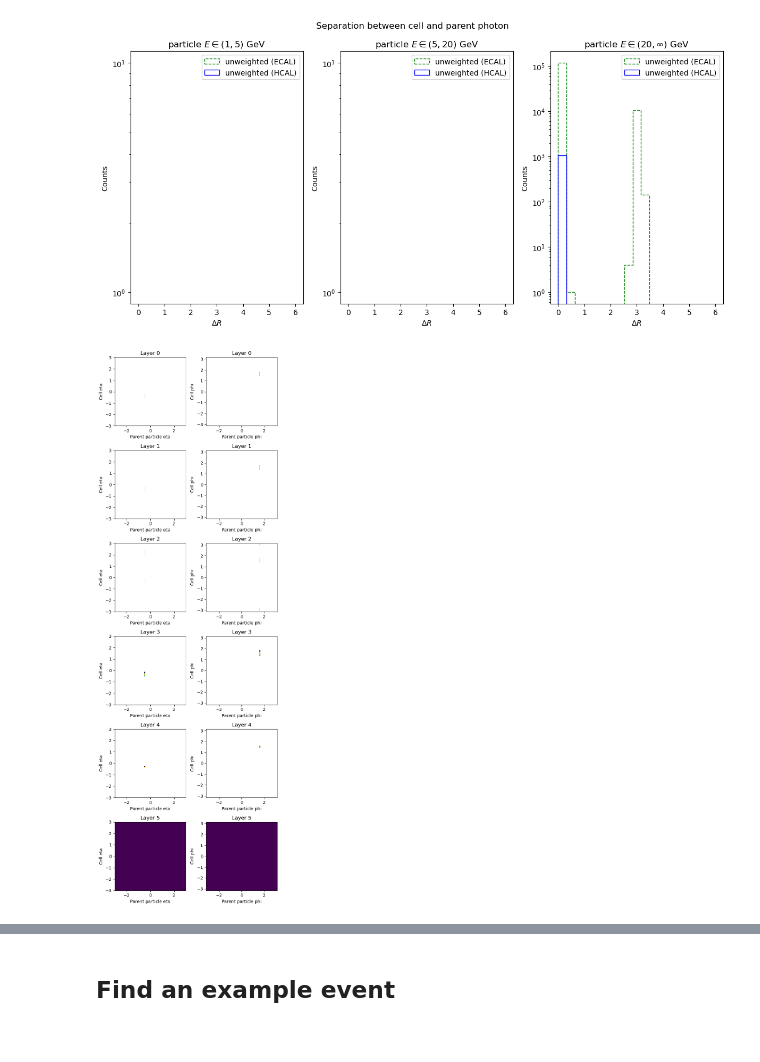
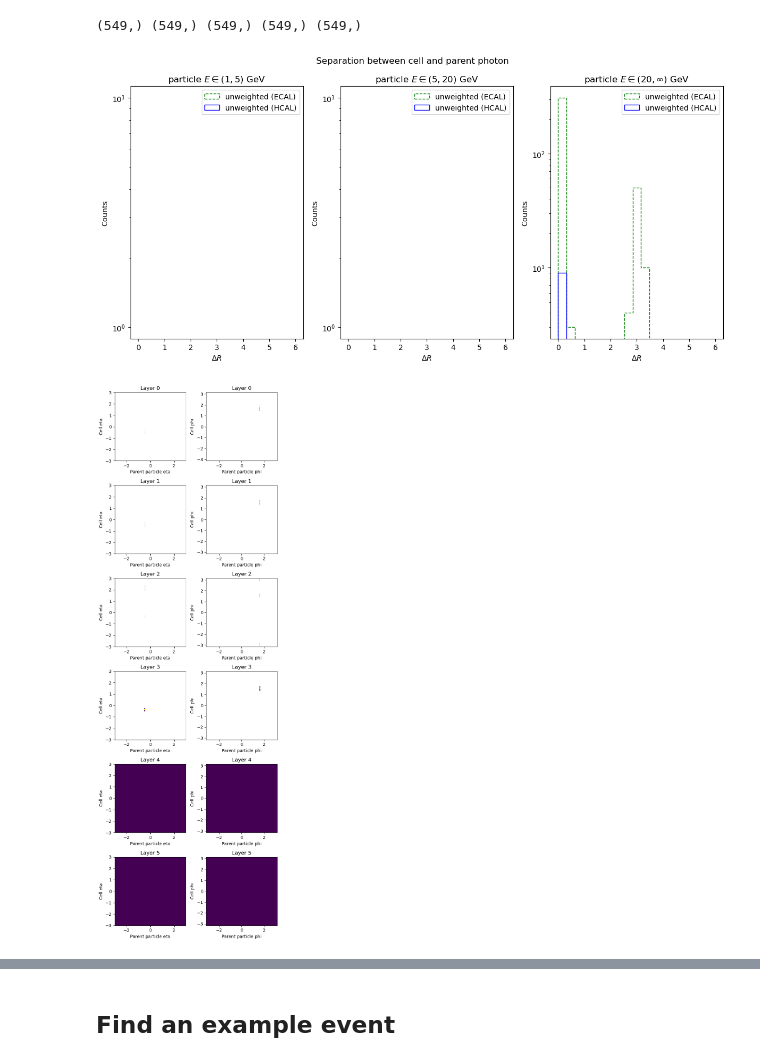
Before and after one commit to etiennedreyer/cocoa-hep, a Jupyter notebook: notebooks/cocoa_particle_cell_dR.ipynb, the cells around one changed output, grey strips where cells are left out. Cells and saved outputs as stored; diff of their text form; code cells hidden in the pictures.

```diff
--- a/notebooks/cocoa_particle_cell_dR.ipynb
+++ b/notebooks/cocoa_particle_cell_dR.ipynb
@@ -71,7 +71,10 @@ pixels_per_layer = [256,256,128,64,64,32]
 # fpath = '/srv01/agrp/dreyet/cocoa-hep/COCOA/cocoa_output_default.root'
 
 # fpath = '/storage/agrp/dreyet/FullEventReco/HGPflow/temp/singlePhoton_20GeV_etaM2p5_output.root'
-fpath = '/srv01/agrp/dreyet/cocoa-hep/COCOA/buggy_photon.root'
+
+# fpath = '/srv01/agrp/dreyet/cocoa-hep/COCOA/buggy_photon.root'
+fpath = '/storage/agrp/dmitrykl/cocoa/cocoa-hep/COCOA/buggy_photon_default.root'
+
 # fpath = '/srv01/agrp/dreyet/cocoa-hep/COCOA/buggy_photon_low.root'; pixels_per_layer = [256,256,64,64,64,32]
 # fpath = '/srv01/agrp/dreyet/cocoa-hep/COCOA/buggy_photon_high.root'; pixels_per_layer = [256,256,256,64,64,32]
 # fpath = '/srv01/agrp/dreyet/cocoa-hep/COCOA/buggy_photon_default.root'
@@ -115,8 +118,10 @@ for i in range(len(data_dict['cell_parent_list'])):
     cell_lead_parent_idx.append(np.array(cell_lead_parent_idx_ev).astype(int))
     cell_lead_parent_energy.append(np.array(cell_lead_parent_energy_ev))
 
-data_dict['cell_lead_parent_idx'] = np.array(cell_lead_parent_idx, dtype=object)
-data_dict['cell_lead_parent_dep_energy'] = np.array(cell_lead_parent_energy, dtype=object)
+# data_dict['cell_lead_parent_idx'] = np.array(cell_lead_parent_idx, dtype=object)
+# data_dict['cell_lead_parent_dep_energy'] = np.array(cell_lead_parent_energy, dtype=object)
+data_dict['cell_lead_parent_idx'] = np.array(cell_lead_parent_idx)
+data_dict['cell_lead_parent_dep_energy'] = np.array(cell_lead_parent_energy)
 # %%
 data_dict['particle_class'] = np.array([np.array([pdgid_class_dict.get(pdgid, 5) for pdgid in pdgids]).astype(int) for pdgids in data_dict['particle_pdgid']], dtype=object)
 # %%
@@ -172,10 +177,17 @@ def event_display(ev_idx, data_dict, batch=False):
 #     event_display(i, data_dict, batch=True)
 # %%
 def delta_R(eta1, phi1, eta2, phi2):
+    eta1, phi1, eta2, phi2 = eta1.astype(np.float32), phi1.astype(np.float32), eta2.astype(np.float32), phi2.astype(np.float32)
     deta = eta1 - eta2
     dphi = phi1 - phi2
     dphi = np.where(np.abs(dphi) < np.pi, dphi, dphi - np.sign(dphi)*2*np.pi)
     return np.sqrt(deta**2 + dphi**2)
+# %%
+for eta, phi, peta, pphi, cphi in zip(data_dict['cell_eta'], data_dict['cell_phi'], cell_parent_eta, cell_parent_phi, data_dict['cell_lead_parent_idx']):
+    print(eta.shape, phi.shape, peta.shape, pphi.shape, cphi.shape)
+    break
+# %% [output]
+(549,) (549,) (549,) (549,) (549,)
 # %%
 cell_parent_eta = np.array([np.where(cpi >= 0, peta[cpi], -9999) for peta, cpi in zip(data_dict['particle_eta'], data_dict['cell_lead_parent_idx'])], dtype=object)
 cell_parent_phi = np.array([np.where(cpi >= 0, pphi[cpi], -9999) for pphi, cpi in zip(data_dict['particle_phi'], data_dict['cell_lead_parent_idx'])], dtype=object)
@@ -196,35 +208,35 @@ gs = fig.add_gridspec(1, 3)
 # class_mask = cell_parent_class_flat == 3
 class_mask = cell_parent_class_flat == 4
 
 pt_bins = {
     'particle $E \in (1, 5)$ GeV': (1,5),
     'particle $E \in (5, 20)$ GeV': (5,20),
-    'particle $E \in (20, \infty)$ GeV': (20,np.infty),
+    'particle $E \in (20, \infty)$ GeV': (20,np.inf),
 }
 
 # fig.suptitle('Separation between cell and parent $K_0^L$')
 fig.suptitle('Separation between cell and parent photon')
 
 for i, (pt_bin_label, pt_bin) in enumerate(pt_bins.items()):
 
     ax = fig.add_subplot(gs[i])
     ax.set_title(pt_bin_label)
     bins = np.linspace(0,6,20)
     mask = np.logical_and(class_mask, np.logical_and(cell_parent_e_flat > pt_bin[0]*1000, cell_parent_e_flat < pt_bin[1]*1000))
     # ax.hist(cell_parent_delta_R_flat[mask][cell_parent_delta_R_flat[mask]>0], bins=bins, histtype='step', color='b', label='unweighted', density=False)
     # ax.hist(cell_parent_delta_R_flat[mask][cell_parent_delta_R_flat[mask]>0], weights=cell_parent_dep_energy_flat[mask][cell_parent_delta_R_flat[mask]>0], bins=bins, histtype='step', color='g', label='weighted by dep. E', density=True)
     ax.hist(cell_parent_delta_R_flat[mask][(cell_parent_delta_R_flat[mask]>0) & (np.hstack(data_dict['cell_layer'])[mask] < 3)], bins=bins, histtype='step', color='green', label='unweighted (ECAL)', density=False, linestyle='dashed')
     ax.hist(cell_parent_delta_R_flat[mask][(cell_parent_delta_R_flat[mask]>0) & (np.hstack(data_dict['cell_layer'])[mask] >=3)], bins=bins, histtype='step', color='blue', label='unweighted (HCAL)', density=False)
     ax.set_xlabel('$\Delta R$')
     ax.set_ylabel('Counts')
     ax.set_yscale('log')
 
     # if i==0:
     ax.legend(loc='upper right')
 
 plt.tight_layout()
 # %% [output]
-[figure, old version]
+[figure, new version]
 # %%
 ### scatter plot of particle eta vs cell eta and phi vs cell phi
 from matplotlib.colors import LogNorm
@@ -259,7 +271,7 @@ for i in range(6):
 plt.tight_layout()
 plt.show()
 # %% [output]
-[figure, old version]
+[figure, new version]
 # %%
 ### delta eta versus delta phi for layer 2
 
```
Also changed, not shown: parts of 5 cells of this notebook, 12 other files.
